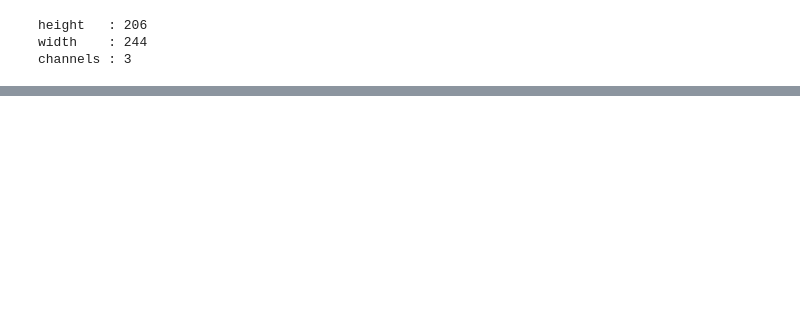
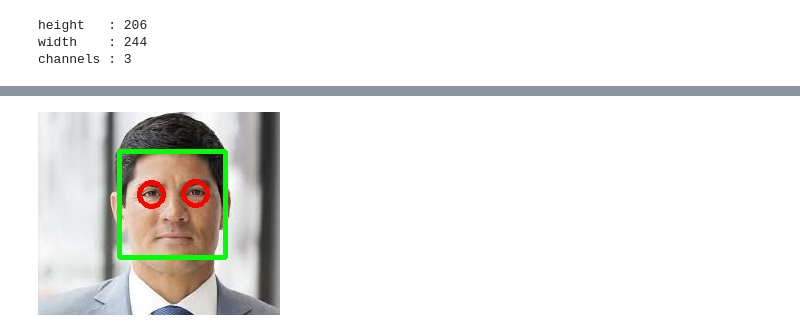
Before and after one commit to yuchan509/OpenCV, a Jupyter notebook: 19. Object Detection By Haar Classifier.ipynb, the cells around one changed output, grey strips where cells are left out. Cells and saved outputs as stored; diff of their text form; code cells hidden in the pictures; blank space fills up the shorter version.

```diff
--- a/19. Object Detection By Haar Classifier.ipynb
+++ b/19. Object Detection By Haar Classifier.ipynb
@@ -88,3 +87,7 @@ cv2.destroyAllWindows()
+# %%
+Image('opencv_image/19.1.PNG')
+# %% [output]
+[figure, added]
 # %%
 # 영상 파일 읽기.
 file = 'opencv_data/video/obama_01.mp4'
```
Also changed, not shown: parts of 4 cells of this notebook, 1 other file.
